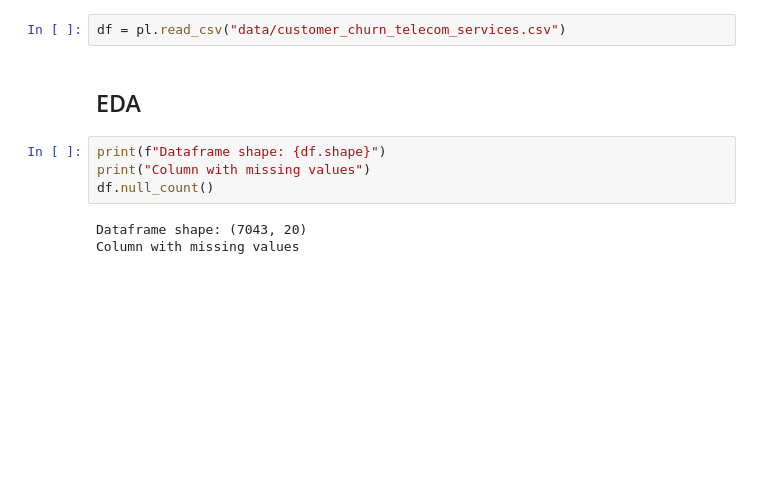
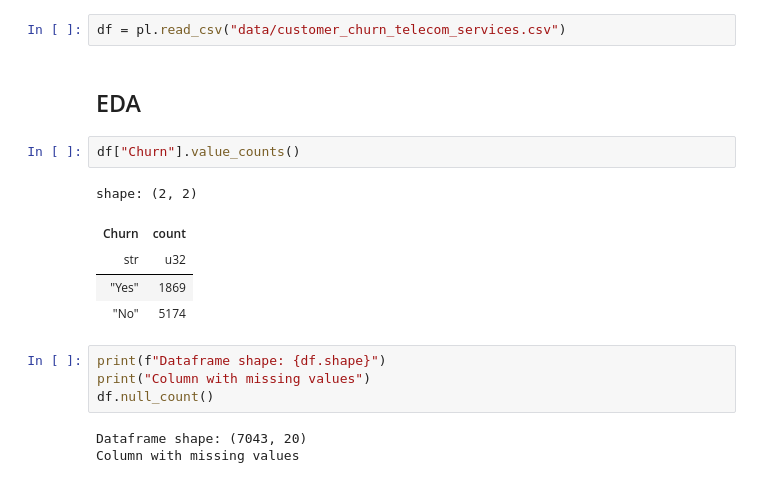
Before and after one commit to IoannisDem/churn-prediction-deploy, a Jupyter notebook: EDA.ipynb, the cells around one changed output. Saved outputs shown, nothing was run; the diff lists cells and outputs as text; blank space fills up the shorter version.

Commit message:
churn modelling intro

```diff
--- a/EDA.ipynb
+++ b/EDA.ipynb
@@ -10,6 +10,14 @@ import matplotlib.pyplot as plt
 df = pl.read_csv("data/customer_churn_telecom_services.csv")
 # %% [markdown]
 ## EDA
+# %%
+df["Churn"].value_counts()
+# %% [output]
+shape: (2, 2)
+| Churn | count |
+| str | u32 |
+| "Yes" | 1869 |
+| "No" | 5174 |
 # %%
 print(f"Dataframe shape: {df.shape}")
 print("Column with missing values")
```
Also changed, not shown: 1 other file.
